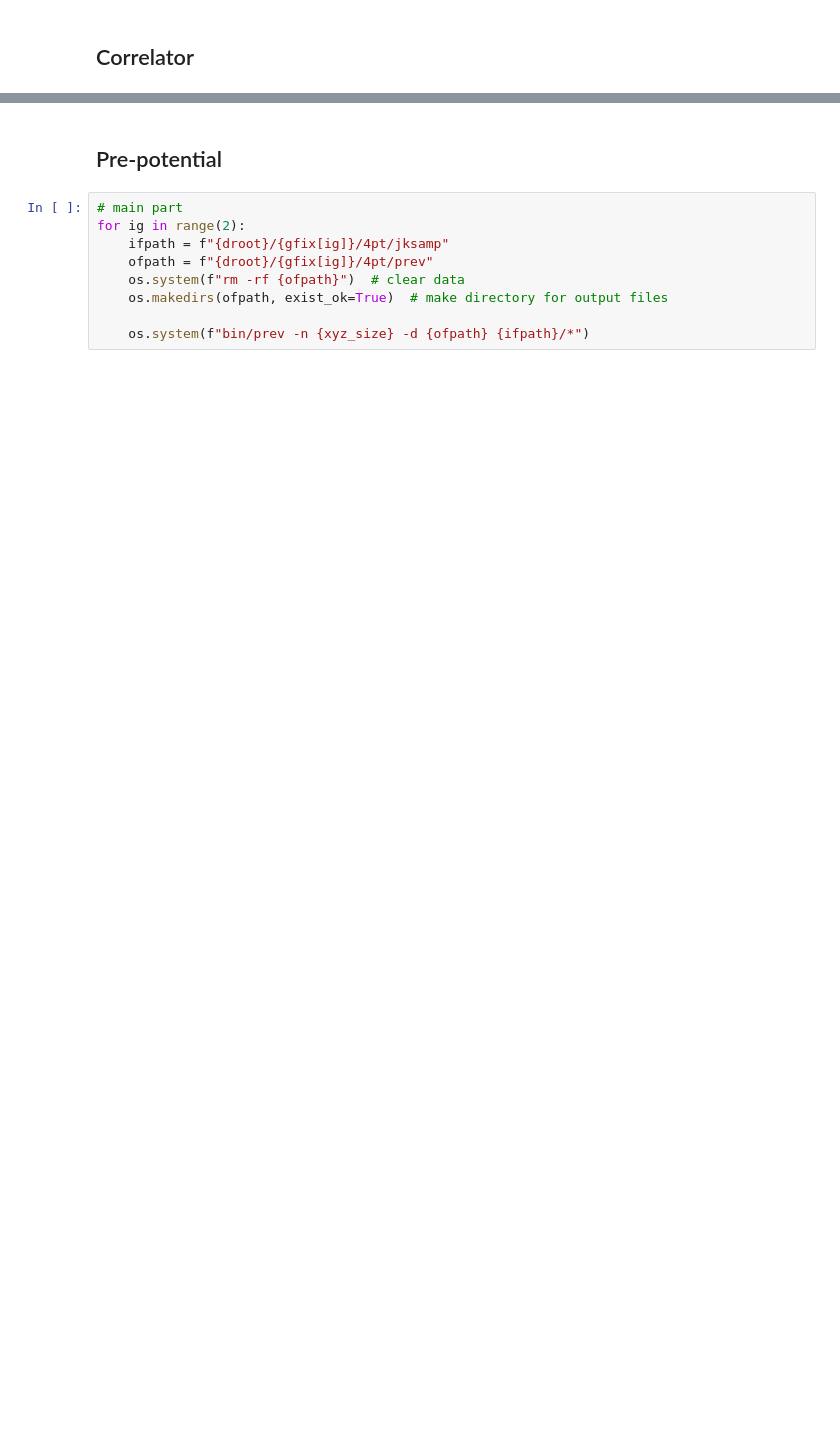
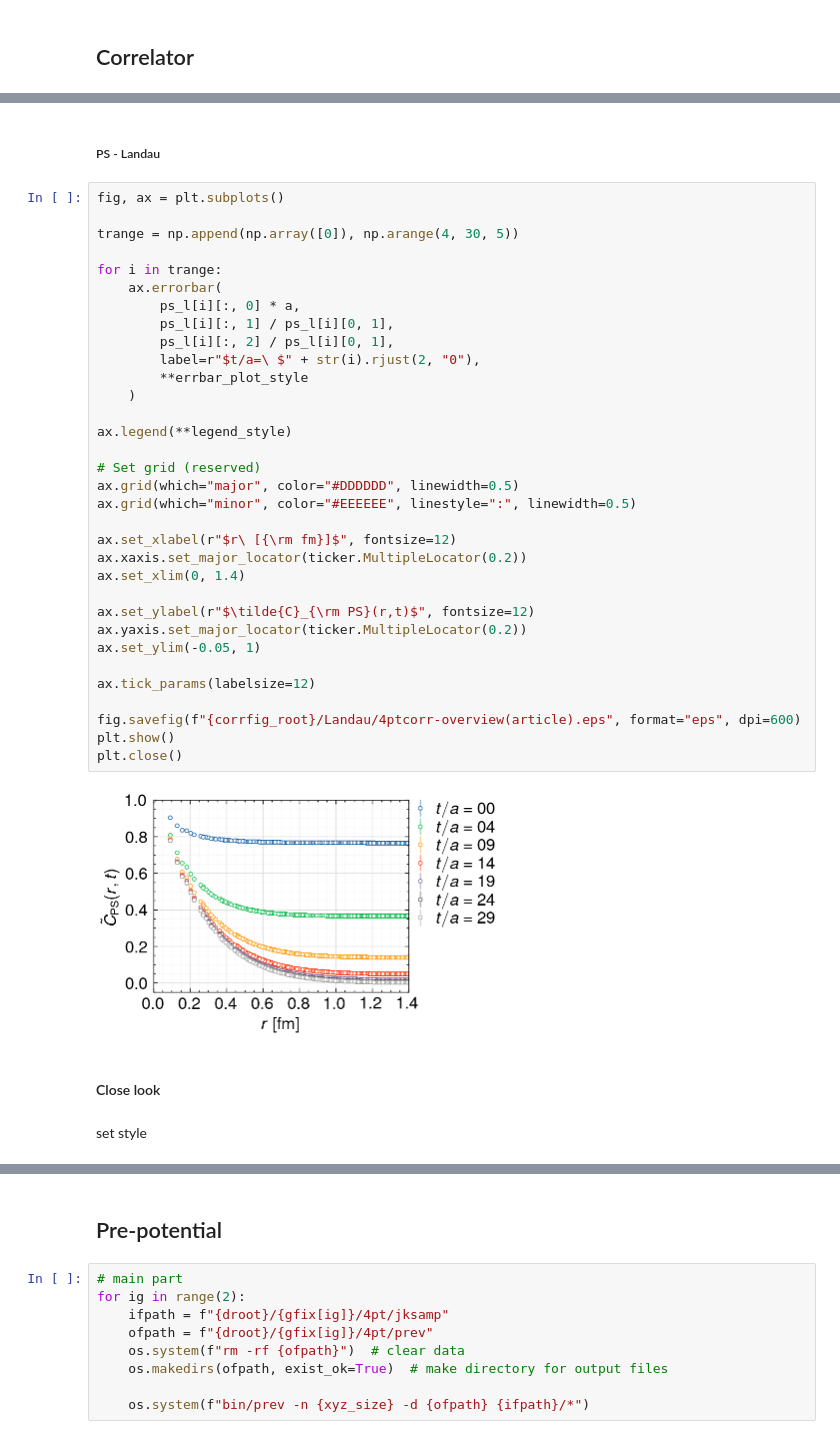
Before and after one commit to tinikov/lqcd, a Jupyter notebook: ccbar:analysis/4pt-analysis.ipynb, the cells around one changed output, grey strips where cells are left out. Cells and saved outputs as stored; diff of their text form; blank space fills up the shorter version.

```diff
--- a/ccbar:analysis/4pt-analysis.ipynb
+++ b/ccbar:analysis/4pt-analysis.ipynb
@@ -209,0 +285,41 @@ corrPlot4pt(sphrdata)
+# %% [markdown]
+##### PS - Landau
+# %%
+fig, ax = plt.subplots()
+
+trange = np.append(np.array([0]), np.arange(4, 30, 5))
+
+for i in trange:
+    ax.errorbar(
+        ps_l[i][:, 0] * a,
+        ps_l[i][:, 1] / ps_l[i][0, 1],
+        ps_l[i][:, 2] / ps_l[i][0, 1],
+        label=r"$t/a=\ $" + str(i).rjust(2, "0"),
+        **errbar_plot_style
+    )
+
+ax.legend(**legend_style)
+
+# Set grid (reserved)
+ax.grid(which="major", color="#DDDDDD", linewidth=0.5)
+ax.grid(which="minor", color="#EEEEEE", linestyle=":", linewidth=0.5)
+
+ax.set_xlabel(r"$r\ [{\rm fm}]$", fontsize=12)
+ax.xaxis.set_major_locator(ticker.MultipleLocator(0.2))
+ax.set_xlim(0, 1.4)
+
+ax.set_ylabel(r"$\tilde{C}_{\rm PS}(r,t)$", fontsize=12)
+ax.yaxis.set_major_locator(ticker.MultipleLocator(0.2))
+ax.set_ylim(-0.05, 1)
+
+ax.tick_params(labelsize=12)
+
+fig.savefig(f"{corrfig_root}/Landau/4ptcorr-overview(article).eps", format="eps", dpi=600)
+plt.show()
+plt.close()
+# %% [output]
+[figure, added]
+# %% [markdown]
+#### Close look
+# %% [markdown]
+set style
```
Also changed, not shown: parts of 34 cells of this notebook, 2 other files.
